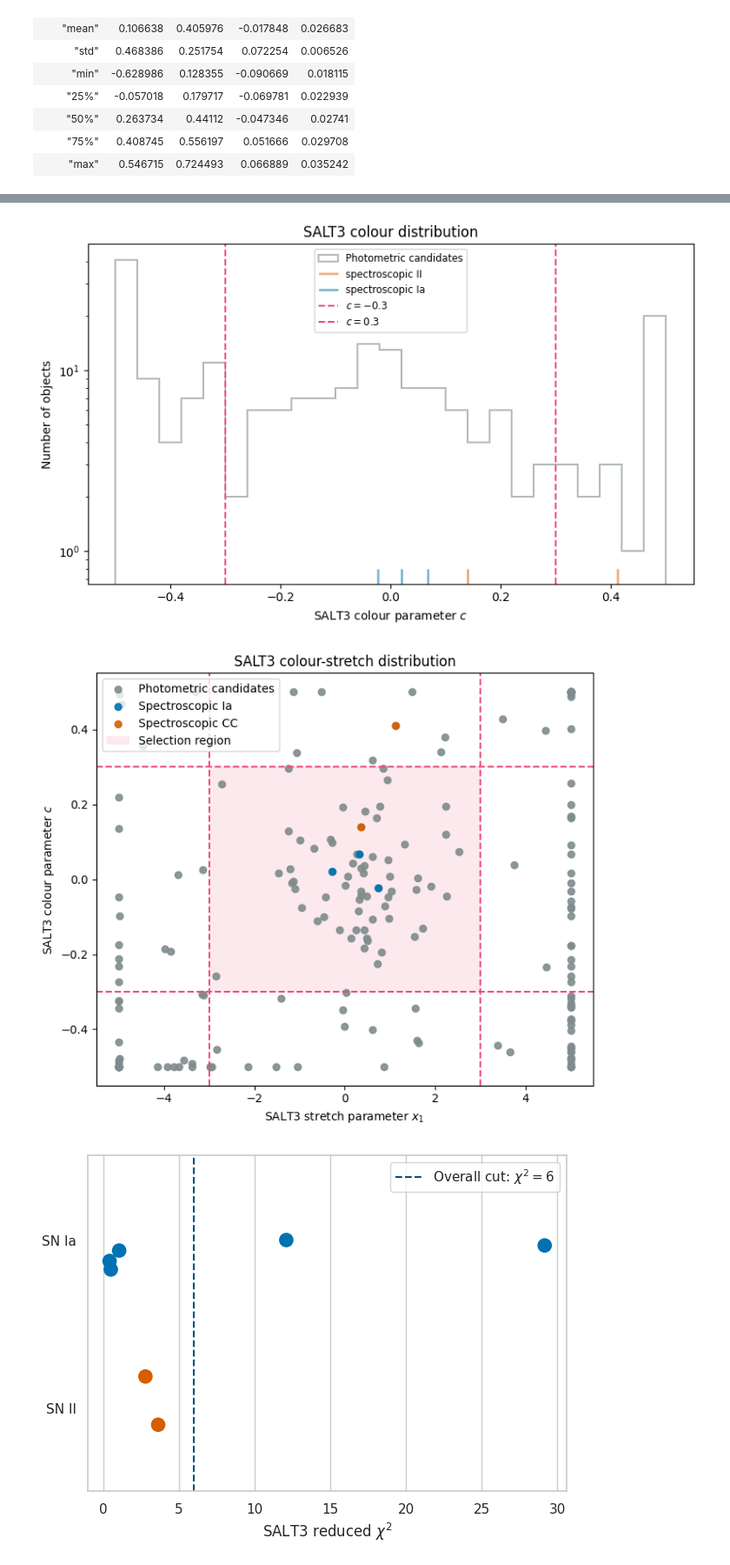
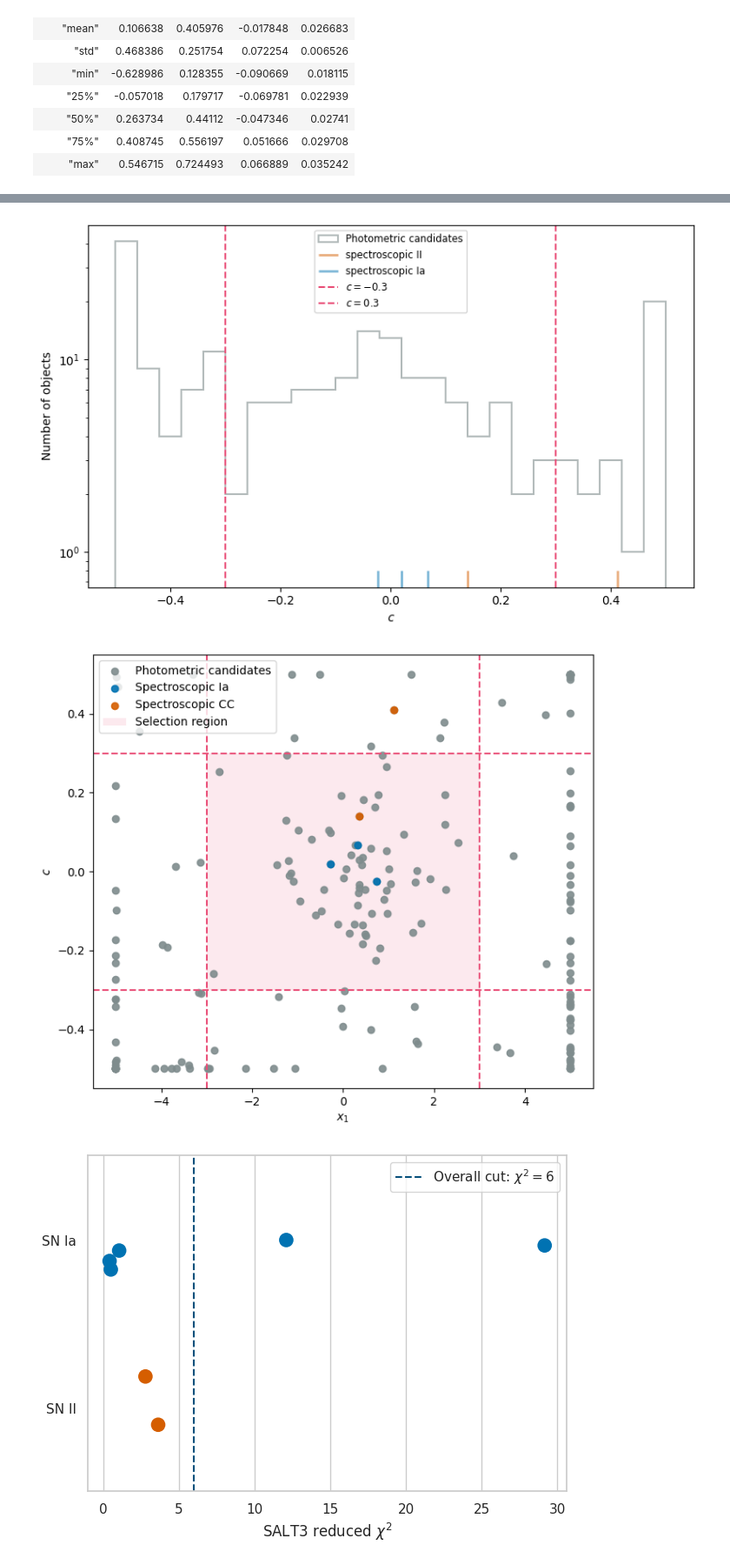
Before and after one commit to Webd0g/Honours_Project, a Jupyter notebook: notebooks/draft_scripts_and_small_scripts.ipynb, the cells around one changed output, grey strips where cells are left out. Shown at 87% size. Drawn from its saved outputs; the diff is of its cells as text; code cells hidden in the pictures.

Commit message:
Removed titles from the colour, stretch distribution plots

```diff
--- a/notebooks/draft_scripts_and_small_scripts.ipynb
+++ b/notebooks/draft_scripts_and_small_scripts.ipynb
@@ -2865,10 +2865,9 @@ plt.vlines(
 plt.axvline(-3, linestyle="--", label=r"$x_1=-3$", color="#E94E77",)
 plt.axvline(3, linestyle="--", label=r"$x_1=3$", color="#E94E77",)
 
-plt.xlabel(r"SALT3 stretch parameter $x_1$")
+plt.xlabel(r"$x_1$")
 plt.yscale(value="log")
 plt.ylabel("Number of objects")
-plt.title(r"SALT3 $x_1$ distribution")
 
 plt.legend(loc="upper center", fontsize="small",)
 plt.tight_layout()
@@ -2921,10 +2920,9 @@ plt.vlines(
 plt.axvline(-0.3, linestyle="--", label=r"$c=-0.3$", color="#E94E77")
 plt.axvline(0.3, linestyle="--", label=r"$c=0.3$", color="#E94E77")
 
-plt.xlabel(r"SALT3 colour parameter $c$")
+plt.xlabel(r"$c$")
 plt.yscale(value="log")
 plt.ylabel("Number of objects")
-plt.title(r"SALT3 colour distribution")
 
 plt.legend(loc="upper center", fontsize="small", )
 plt.tight_layout()
@@ -2972,9 +2970,8 @@ rect = patches.Rectangle(
 )
 
 plt.gca().add_patch(rect)
-plt.xlabel(r"SALT3 stretch parameter $x_1$")
-plt.ylabel(r"SALT3 colour parameter $c$")
-plt.title(r"SALT3 colour-stretch distribution")
+plt.xlabel(r"$x_1$")
+plt.ylabel(r"$c$")
 
 plt.legend()
 plt.tight_layout()
@@ -2984,5 +2981,5 @@ plt.show()
-[figure, old version]
+[figure, new version]
-[figure, old version]
+[figure, new version]
 # %%
 import numpy as np
 
```
Also changed, not shown: parts of 1 cell of this notebook.
